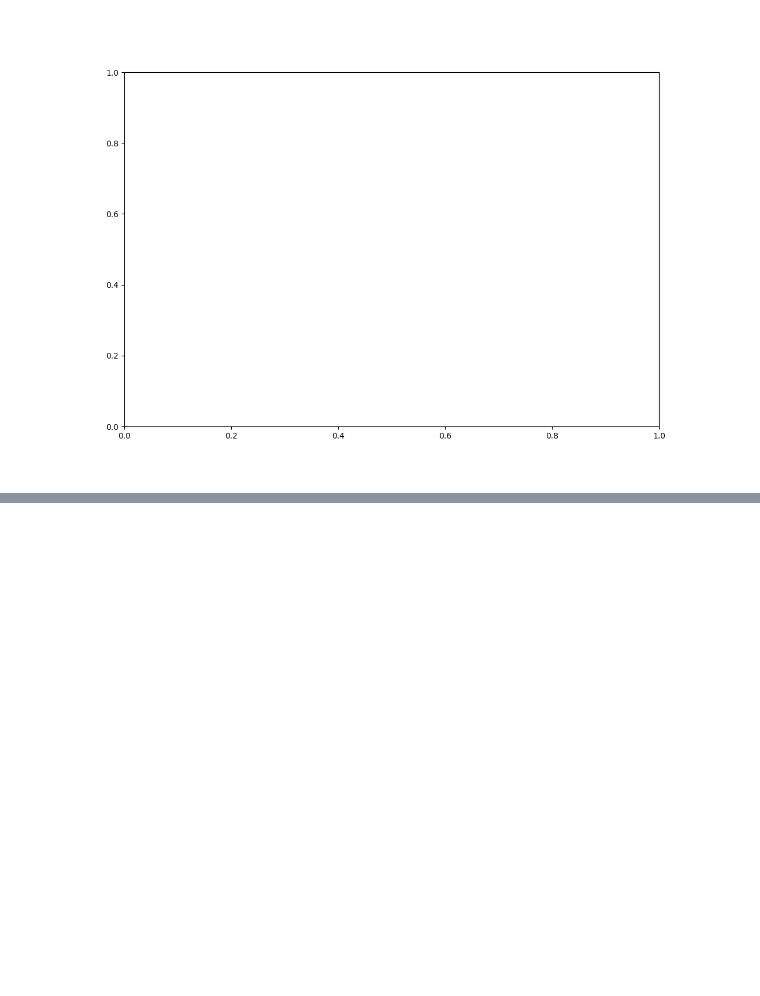
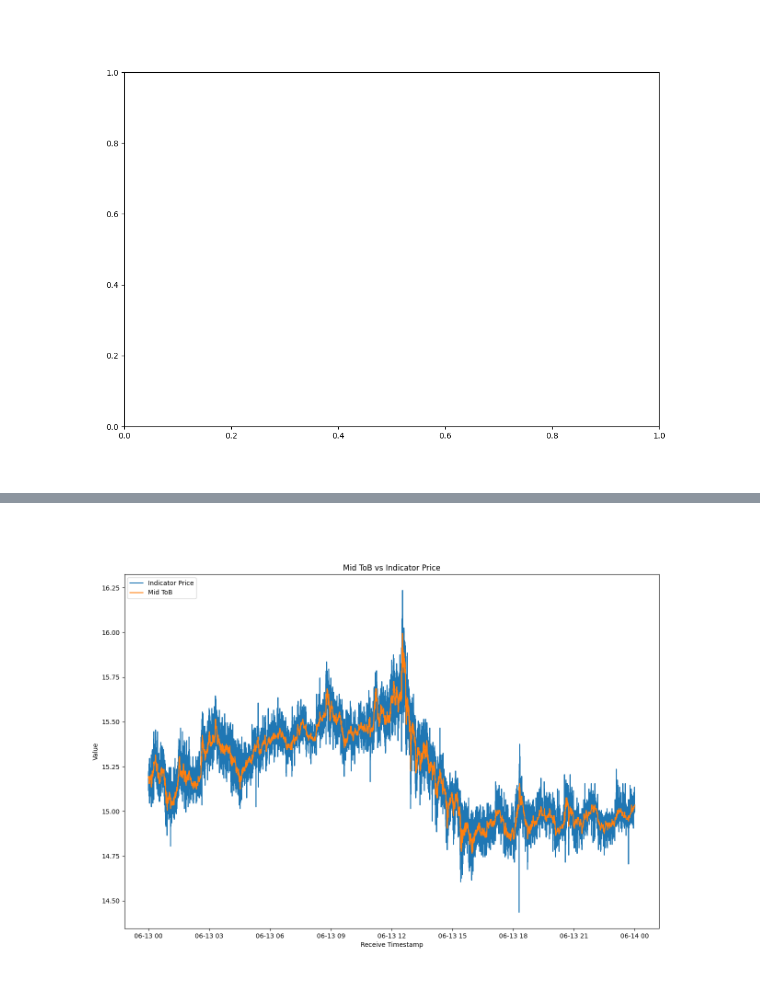
Before and after one commit to SergeySmalkov/Detector, a Jupyter notebook: FRN_Detector.ipynb, the cells around one changed output, grey strips where cells are left out. Cells and saved outputs as stored; diff of their text form; code cells hidden in the pictures; blank space fills up the shorter version.

```diff
--- a/FRN_Detector.ipynb
+++ b/FRN_Detector.ipynb
@@ -343,3 +345,22 @@ draw_cards("2023-06-13 00:00:00.657", "2023-06-13 00:05:35.657")
 draw_cards("2023-06-13 00:00:00.657", "2023-06-13 20:05:35.657")
 # %% [output]
 [figure]
+# %%
+cards_bids = pd.DataFrame({'yellow_card_cum_sum': events_df_bids['yellow_card'].cumsum() ,
+                           'red_card_cum_sum':events_df_bids['red_card'].cumsum(),
+                           'timestamp': events_df_bids['timestamp']})
+cards_asks = pd.DataFrame({'yellow_card_cum_sum': events_df_asks['yellow_card'].cumsum() ,
+                           'red_card_cum_sum':events_df_asks['red_card'].cumsum(),
+                           'timestamp': events_df_asks['timestamp']})
+
+cards_bids = cards_bids.drop_duplicates(subset='timestamp', keep='last')
+cards_asks = cards_asks.drop_duplicates(subset='timestamp', keep='last')
+
+cards_bids.loc[:, 'yellow_card_cum_sum_diff_bids'] = cards_bids['yellow_card_cum_sum'].diff().copy()
+cards_bids.loc[:, 'red_card_cum_sum_diff_bids'] = cards_bids['red_card_cum_sum'].diff().copy()
+cards_asks.loc[:, 'yellow_card_cum_sum_diff_asks'] = cards_asks['yellow_card_cum_sum'].diff().copy()
+cards_asks.loc[:, 'red_card_cum_sum_diff_asks'] = cards_asks['red_card_cum_sum'].diff().copy()
+cards_bids = cards_bids.dropna().drop(['yellow_card_cum_sum', 'red_card_cum_sum'], axis=1)
+cards_asks = cards_asks.dropna().drop(['yellow_card_cum_sum', 'red_card_cum_sum'], axis=1)
+cards = pd.merge(cards_asks, cards_bids, on='timestamp', how='outer').fillna(0.0)
+cards
@@ -345,0 +409,22 @@ draw_cards("2023-06-13 00:00:00.657", "2023-06-13 20:05:35.657")
+# %%
+# Convert 'receive_timestamp' from string to datetime
+binance_merged['receive_timestamp'] = pd.to_datetime(binance_merged['receive_timestamp'])
+
+plt.figure(figsize=(15, 10))
+
+
+plt.plot(binance_merged['receive_timestamp'], binance_merged['indicator_price'], label='Indicator Price', drawstyle='steps-post')
+plt.plot(binance_merged['receive_timestamp'], binance_merged['mid_ToB'], label='Mid ToB', drawstyle='steps-post')
+
+# Add labels and title
+plt.xlabel('Receive Timestamp')
+plt.ylabel('Value')
+plt.title('Mid ToB vs Indicator Price')
+
+# Add a legend
+plt.legend(loc='upper left')
+
+# Display the plot
+plt.show()
+# %% [output]
+[figure, added]
```
Also changed, not shown: parts of 7 cells of this notebook.
